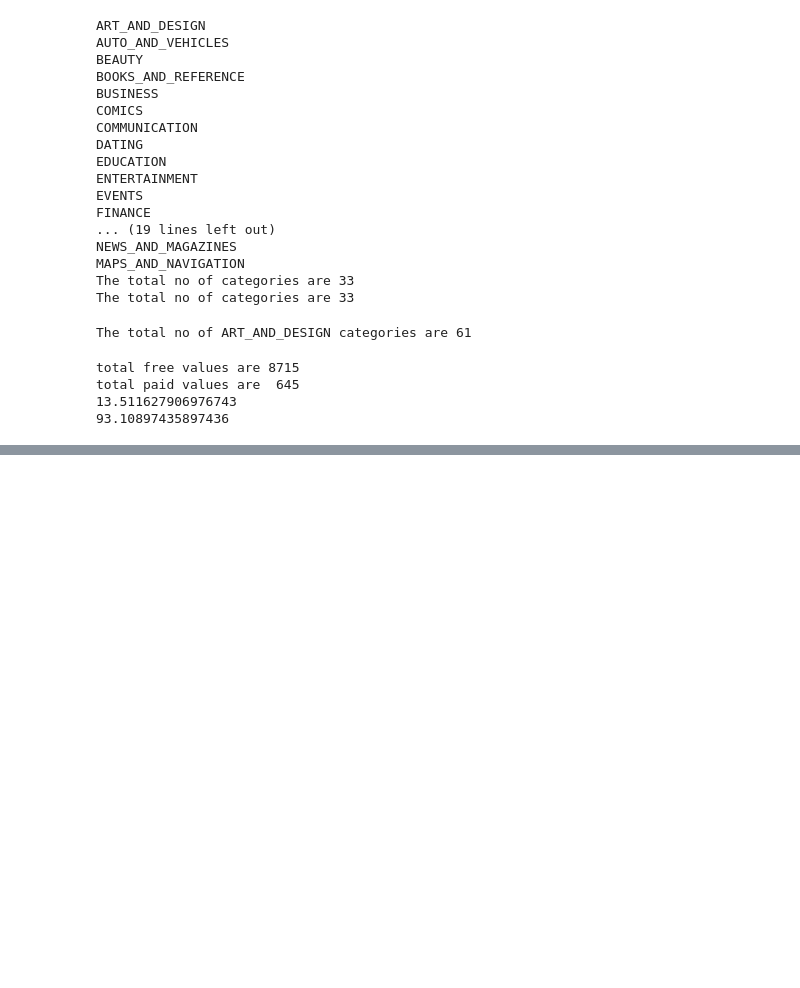
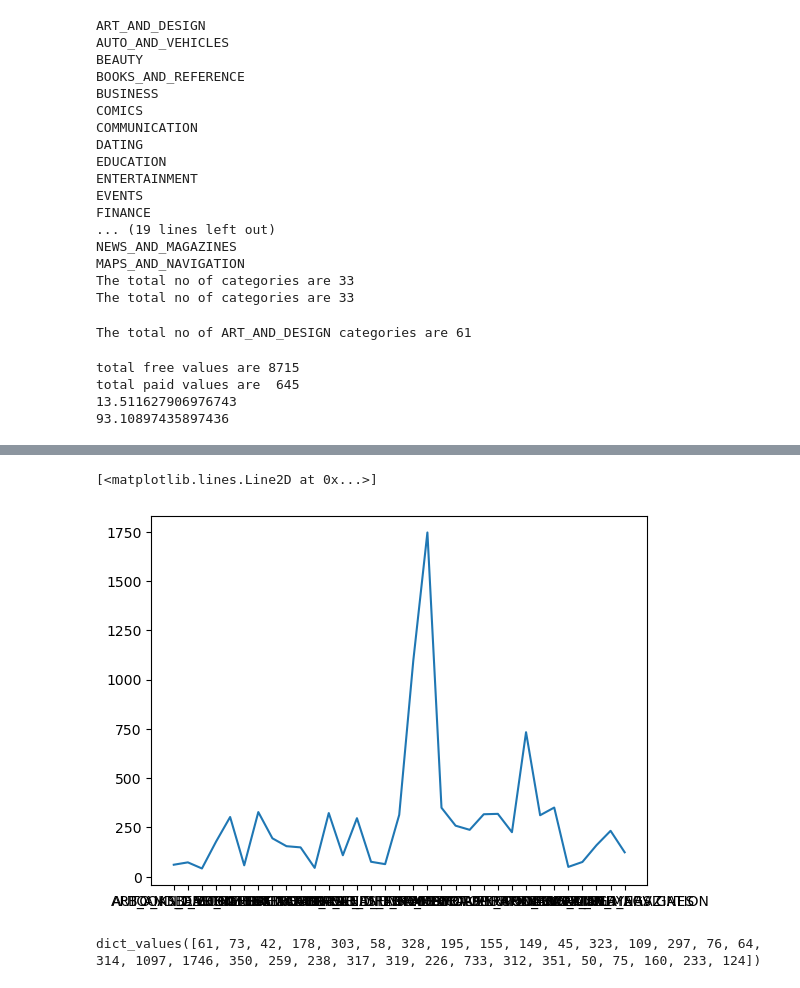
Before and after one commit to rishee-05/PYTHON, a Jupyter notebook: libraries/pandas/data-preprocessing.ipynb, the cells around one changed output, grey strips where cells are left out. Cells and saved outputs as stored; diff of their text form; code cells hidden in the pictures; blank space fills up the shorter version.

```diff
--- a/libraries/pandas/data-preprocessing.ipynb
+++ b/libraries/pandas/data-preprocessing.ipynb
@@ -240,3 +240,10 @@ total free values are 8715
 total paid values are  645
 13.511627906976743
 93.10897435897436
+# %%
+for name in data["Category"].unique():
+    count  = 0
+    for i in data["Category"]:
+        if i == name:
+            count += 1
+    print(name ,':',count)
@@ -242,0 +268,9 @@ total paid values are  645
+# %%
+# converting the above data into dictionary format
+category_count = {}
+for name in data["Category"].unique():
+    count  = 0
+    for i in data["Category"]:
+        if i == name:
+            count += 1
+    category_count[name]=count
@@ -242,0 +299,15 @@ total paid values are  645
+# %%
+categories = list(category_count.keys())
+count = list(category_count.values())
+# %%
+x = categories
+y = count
+plt.plot(x,y)
+# %% [output]
+[<matplotlib.lines.Line2D at 0x...>]
+[figure, added]
+# %%
+category_count.keys()
+category_count.values()
+# %% [output]
+dict_values([61, 73, 42, 178, 303, 58, 328, 195, 155, 149, 45, 323, 109, 297, 76, 64, 314, 1097, 1746, 350, 259, 238, 317, 319, 226, 733, 312, 351, 50, 75, 160, 233, 124])
```
Also changed, not shown: parts of 5 cells of this notebook.
